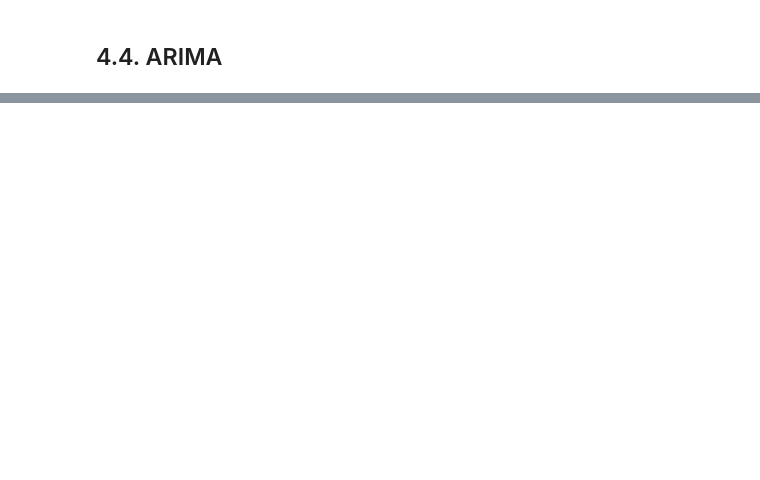
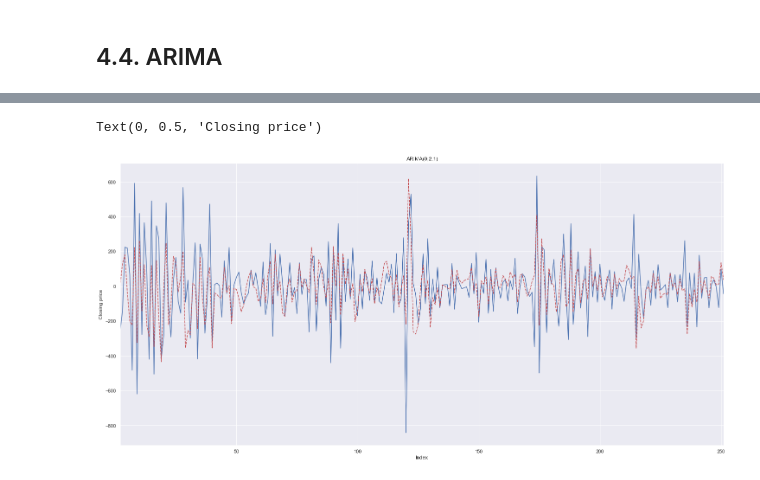
Before and after one commit to Meigarom/TimeSeries-Academy, a Jupyter notebook: book-practical-timeSeries-analysis/book_codes.ipynb, the cells around one changed output, grey strips where cells are left out. Saved outputs shown, nothing was run; the diff lists cells and outputs as text; code cells hidden in the pictures; blank space fills up the shorter version.

```diff
--- a/book-practical-timeSeries-analysis/book_codes.ipynb
+++ b/book-practical-timeSeries-analysis/book_codes.ipynb
@@ -454,0 +519,5 @@ Text(0, 0.5, 'Closing price')
+# %%
+# Evaluating fit using optimal parameter
+arima_obj = smtsa.ARIMA( djia_df['Close'].tolist(), order=( 0, 2, 1 ) )
+arima_obj_fit = arima_obj.fit( disp=0 )
+arima_obj_fit.summary()
@@ -454,0 +539,17 @@ Text(0, 0.5, 'Closing price')
+# %%
+# Evaluate prediction
+pred = np.append( [0, 0], arima_obj_fit.fittedvalues.tolist() )
+djia_df['ARIMA'] = pred
+diffval = np.append( [0, 0], arima_obj_fit.resid+arima_obj_fit.fittedvalues )
+djia_df['diffval'] = diffval
+# %%
+# Plot the curves
+f, axarr = plt.subplots( 1, sharex=True )
+djia_df['diffval'].iloc[2:].plot( color='b', linestyle='-', ax=axarr )
+djia_df['ARIMA'].iloc[2:].plot( color='r', linestyle='--', ax=axarr )
+axarr.set_title( 'ARIMA(0,2,1)' )
+plt.xlabel( 'Index' )
+plt.ylabel( 'Closing price' )
+# %% [output]
+Text(0, 0.5, 'Closing price')
+[figure, added]
```
Also changed, not shown: parts of 32 cells of this notebook.
